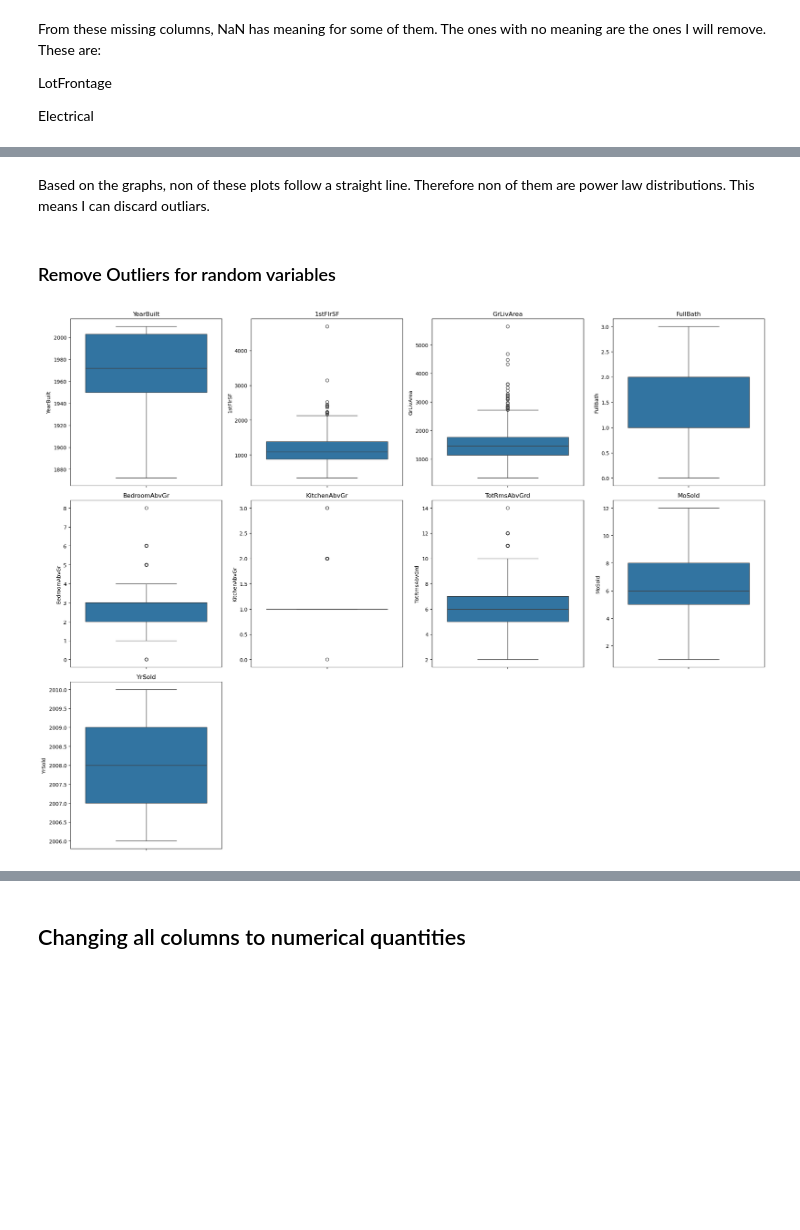
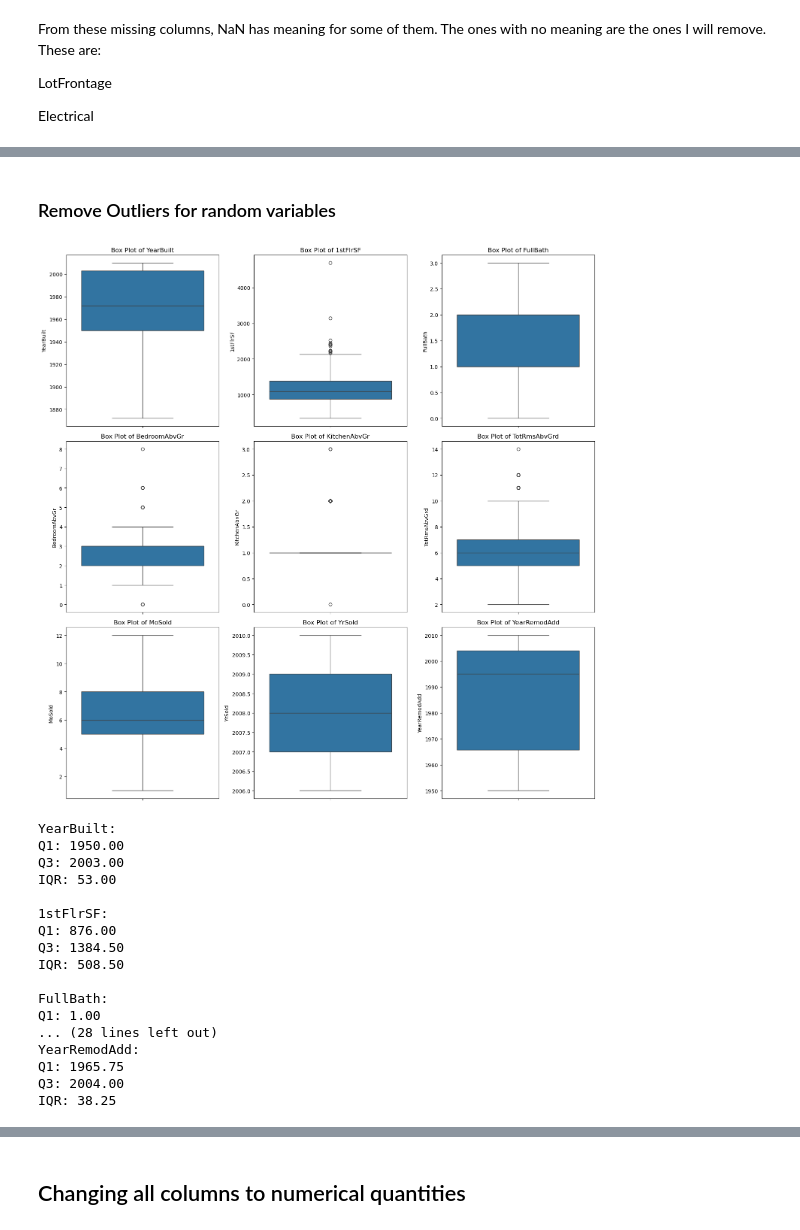
Before and after one commit to thanikaar/ml, a Jupyter notebook: house-prices-advanced-regression-techniques/HW_kaggle.ipynb, the cells around one changed output, grey strips where cells are left out. Drawn from its saved outputs; the diff is of its cells as text; code cells hidden in the pictures; blank space fills up the shorter version.

```diff
--- a/house-prices-advanced-regression-techniques/HW_kaggle.ipynb
+++ b/house-prices-advanced-regression-techniques/HW_kaggle.ipynb
@@ -389,26 +134,2 @@ plt.show()
-# %% [markdown]
-Based on the graphs, non of these plots follow a straight line. Therefore non of them are power law distributions. This means I can discard outliars.
 # %% [markdown]
 ### Remove Outliers for random variables
-# %%
-
-# Setup plot grid
-n_cols = 4
-n_rows = (len(random_var_num_cols) + n_cols - 1) // n_cols
-fig, axes = plt.subplots(n_rows, n_cols, figsize=(20, 5*n_rows))
-axes = axes.ravel()
-
-# Create box plots
-for idx, col in enumerate(random_var_num_cols):
-    sns.boxplot(data=df_train_remove_col, y=col, ax=axes[idx])
-    axes[idx].set_title(col)
-    axes[idx].tick_params(axis='x', rotation=45)
-
-# Remove empty subplots
-for idx in range(len(random_var_num_cols), len(axes)):
-    fig.delaxes(axes[idx])
-
-plt.tight_layout()
-plt.show()
-# %% [output]
-[figure, removed]
@@ -416,7 +142,54 @@ plt.show()
 random_var_outlier_num_cols = ['YearBuilt',
                    '1stFlrSF', 'FullBath',
                    'BedroomAbvGr', 'KitchenAbvGr', 'TotRmsAbvGrd',
-                    'MoSold', 'YrSold']
+                    'MoSold', 'YrSold', 'YearRemodAdd' ]
+# %%
+import pandas as pd
+import seaborn as sns
+import matplotlib.pyplot as plt
+
+# Create box plots for random_var_outlier_num_cols
+num_cols = len(random_var_outlier_num_cols)
+num_rows = (num_cols + 2) // 3  # 3 plots per row
+plt.figure(figsize=(15, 5*num_rows))
+
+for idx, col in enumerate(random_var_outlier_num_cols, 1):
+    plt.subplot(num_rows, 3, idx)
+    sns.boxplot(y=df_train[col])
+    plt.title(f'Box Plot of {col}')
+    plt.ylabel(col)
+
+plt.tight_layout()
+plt.show()
+
+# Print IQR values
+for col in random_var_outlier_num_cols:
+    Q1 = df_train[col].quantile(0.25)
+    Q3 = df_train[col].quantile(0.75)
+    IQR = Q3 - Q1
+    print(f"\n{col}:")
+    print(f"Q1: {Q1:.2f}")
+    print(f"Q3: {Q3:.2f}")
+    print(f"IQR: {IQR:.2f}")
+# %% [output]
+[figure, added]
+YearBuilt:
+Q1: 1950.00
+Q3: 2003.00
+IQR: 53.00
+
+1stFlrSF:
+Q1: 876.00
+Q3: 1384.50
+IQR: 508.50
+
+FullBath:
+Q1: 1.00
+... (28 lines left out)
+YearRemodAdd:
+Q1: 1965.75
+Q3: 2004.00
+IQR: 38.25
 # %%
 def remove_outliers_iqr(df, columns):
     df_clean = df.copy()
```
Also changed, not shown: parts of 64 cells of this notebook.
